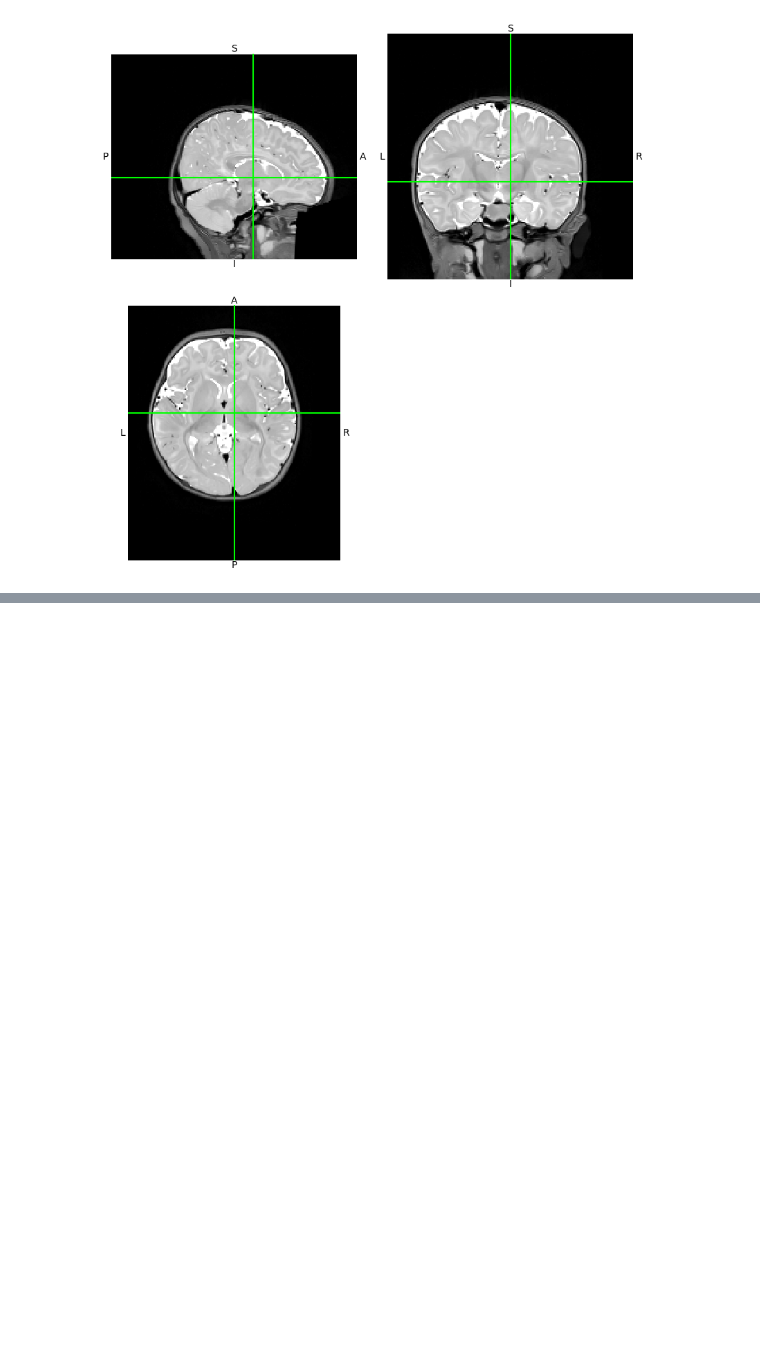
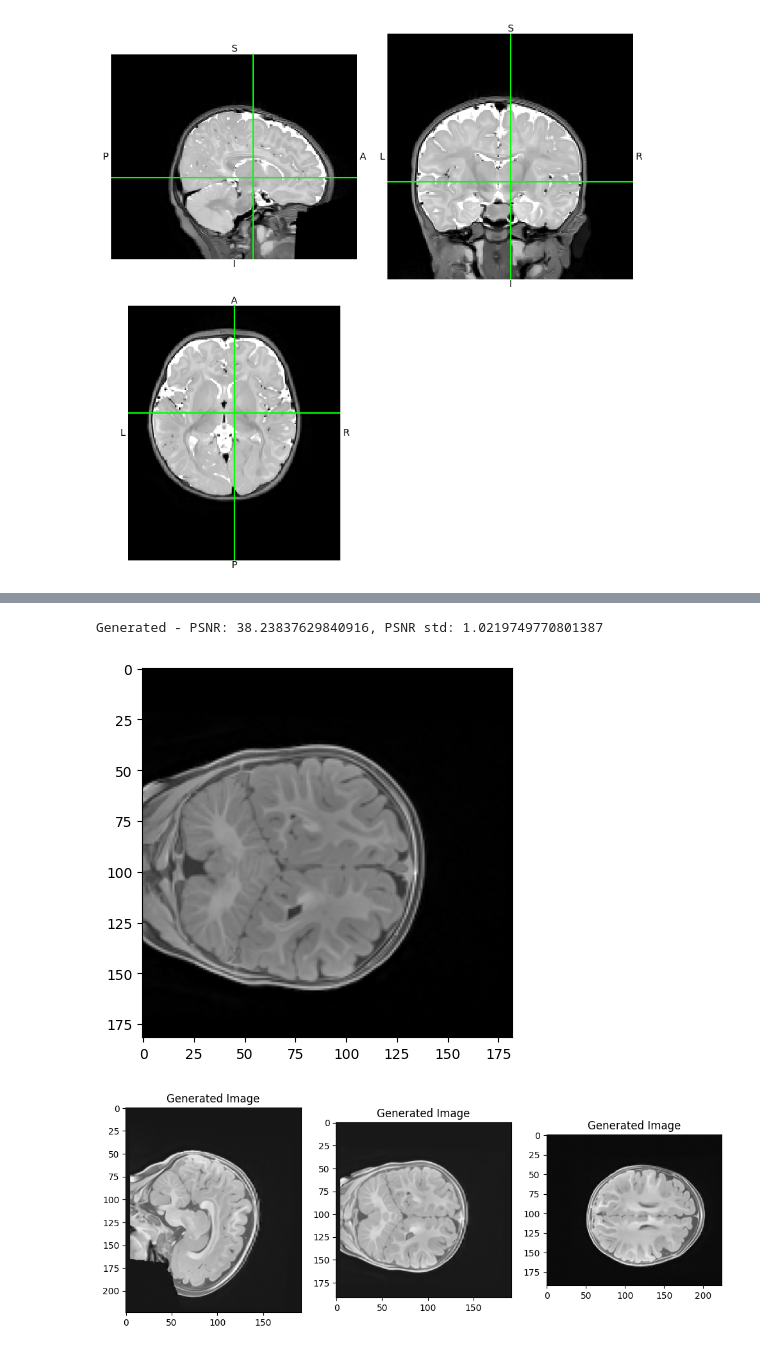
Before and after one commit to almalennartsson-dev/baby-ai-local, a Jupyter notebook: random.ipynb, the cells around one changed output, grey strips where cells are left out. Drawn from its saved outputs; the diff is of its cells as text; code cells hidden in the pictures; blank space fills up the shorter version.

```diff
--- a/random.ipynb
+++ b/random.ipynb
@@ -772,0 +917,14 @@ writer.close()
+# %%
+#INTERPOLATION AND REAL RECONSTRUCTION
+interpolated_images = []
+real_images = []
+t1_images = []
+for i in range(len(test_t1)):
+    interpolated_reconstructed = reconstruct_from_patches(test_t2_LR[i], target_shape, stride)
+    interpolated_images.append(interpolated_reconstructed)
+    real_reconstructed = reconstruct_from_patches(test_t2[i], target_shape, stride)
+    real_images.append(real_reconstructed)
+    t1_rec = reconstruct_from_patches(test_t1[i], target_shape, stride)
+    t1_images.append(t1_rec)
+
+    print(f"Processed test image {i+1}/{len(test_t1)}")
@@ -772,0 +1009,5 @@ writer.close()
+# %%
+ci_metrics = calculate_CI(real_images, generated_images)
+print(f"Generated - PSNR: {ci_metrics['psnr']}, PSNR std: {ci_metrics['psnr_std']}")
+# %% [output]
+Generated - PSNR: 38.23837629840916, PSNR std: 1.0219749770801387
@@ -772,0 +1019,22 @@ writer.close()
+# %%
+plt.imshow(nib.load(t1_files[60]).get_fdata()[:,nib.load(t1_files[60]).shape[2]//2,:], cmap='gray')
+
+#plot middle slice of first generated image
+import matplotlib.pyplot as plt
+mid_slice = target_shape[0] // 2
+plt.figure(figsize=(12, 8))
+plt.subplot(1,3,1)
+plt.title("Generated Image")
+plt.imshow(generated_images[0][mid_slice,:,:], cmap='gray')
+plt.subplot(1,3,2)
+plt.title("Generated Image")
+plt.imshow(generated_images[0][:,mid_slice,:], cmap='gray')
+plt.subplot(1,3,3)
+plt.title("Generated Image")
+plt.imshow(generated_images[0][:,:,mid_slice], cmap='gray')
+plt.show()
+
+nib.save(nib.Nifti1Image(t1_images[0], affine=ref_img.affine), "/Users/al1612le/images/t1w_real.nii.gz")
+# %% [output]
+[figure, added]
+[figure, added]
```
Also changed, not shown: parts of 22 cells of this notebook, 19 other files.
